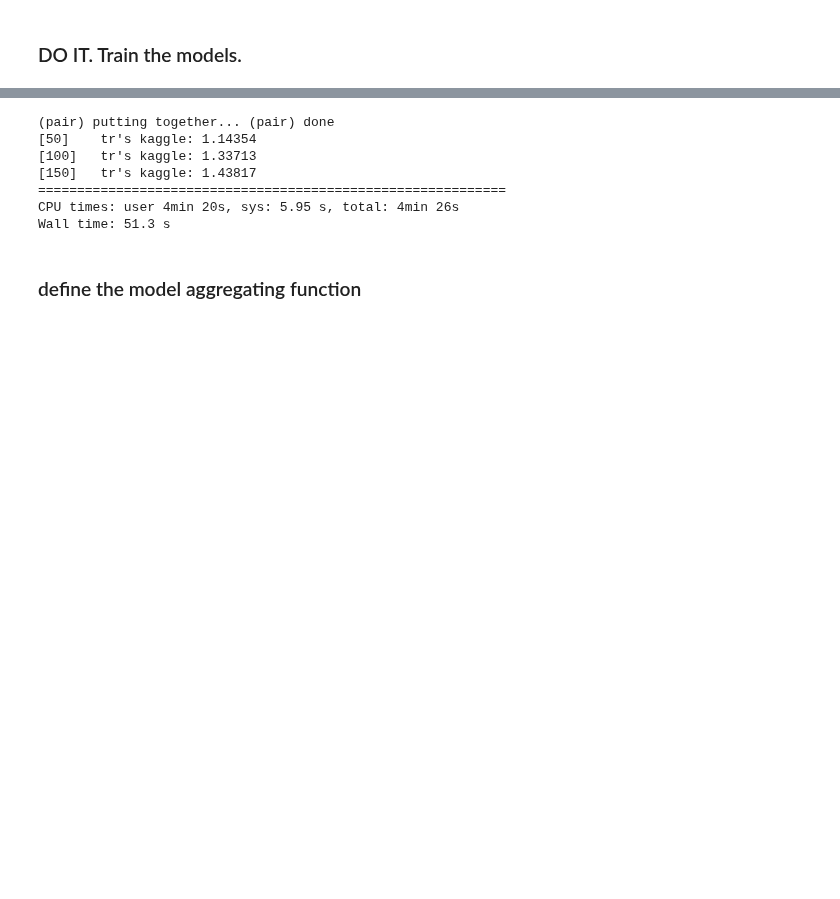
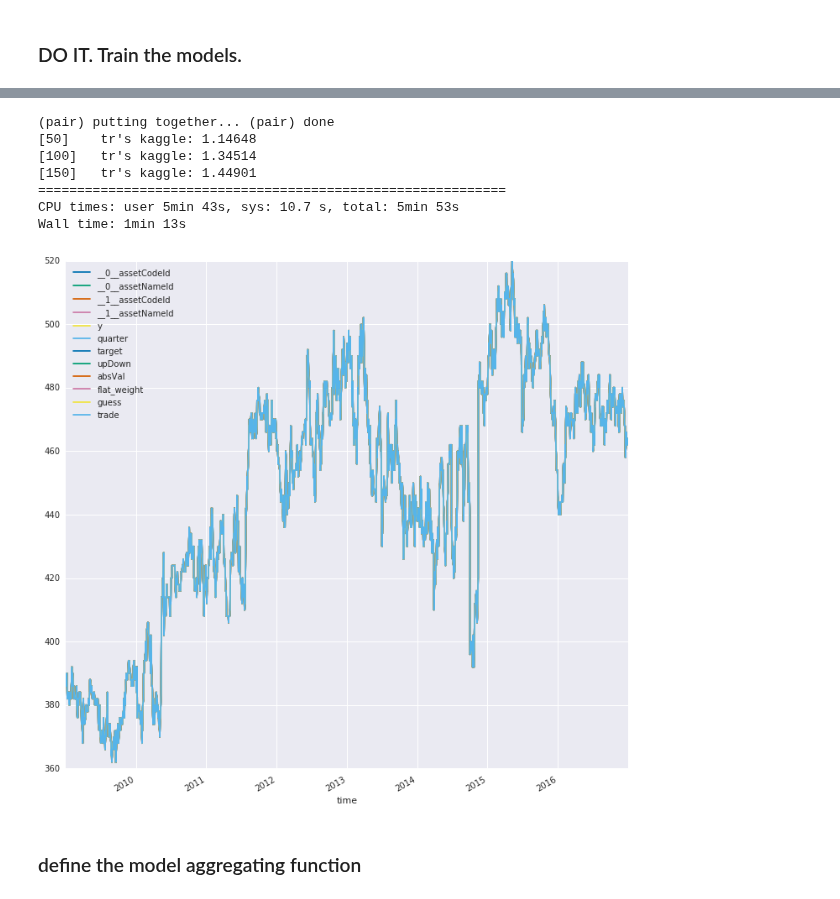
Before and after one commit to yumichael/two-sigma-financial-news, a Jupyter notebook: work/pair-Kaggle.ipynb, the cells around one changed output, grey strips where cells are left out. Saved outputs shown, nothing was run; the diff lists cells and outputs as text; code cells hidden in the pictures; blank space fills up the shorter version.

```diff
--- a/work/pair-Kaggle.ipynb
+++ b/work/pair-Kaggle.ipynb
@@ -1912,7 +2019,7 @@ lgb_kaggle_metric.hack = 0
 # %%
 def create_booster(model, *, F=None, P=None, mutate=True):
     if F is None:
-        (F,P,W,D) = pd.read_pickle('_work.pkl'); W, D = O(**W), O(**D); del W, D; gc.collect()
+        (F,P,W,D) = pd.read_pickle(FILE_WORK); W, D = O(**W), O(**D); del W, D; gc.collect()
 
     if mutate:
         _allowed = set(model.features)
@@ -1932,7 +2039,7 @@ def create_booster(model, *, F=None, P=None, mutate=True):
     tr = P_.quarter.isin(model.train_on)
     #cv = (P_.time>=train_start_time) & ~(tr|ho)
     L = O()
-    BUG.guy = F_[tr], P_.target[tr], P_[theweight][tr], lgb_data_info, tr, F_, P_
+#     BUG.guy += [(F_[tr], P_.target[tr], P_[theweight][tr], lgb_data_info, tr, F_, P_)]
     L.tr = lgb.Dataset(F_[tr], P_.target[tr], weight=P_[theweight][tr], **lgb_data_info)
     #L.cv = lgb.Dataset(F_[cv], P_.target[cv], reference=L.tr, weight=P_[theweight][cv], **lgb_data_info)
     L.ho = lgb.Dataset(F_[ho], P_.target[ho], weight=P_[theweight][ho], **lgb_data_info)
@@ -1968,7 +2075,7 @@ def create_booster(model, *, F=None, P=None, mutate=True):
 # %%
 def make_pair_features(model, *, F=None, P=None, W=None, D=None):
     if F is None:
-        (F,P,W,D) = pd.read_pickle('_work.pkl'); W, D = O(**W), O(**D)
+        (F,P,W,D) = pd.read_pickle(FILE_WORK); W, D = O(**W), O(**D)
     if not hasattr(model, 'filts') or model.filts is None:
         model.x_copy_features = set(model.copy_features)
         model.x_diff_features = set(model.diff_features)
@@ -2017,6 +2133,6 @@ VERBOSE_EVAL = 50
 for model, c in zip(themodel.solo.specs, themodel.solo.coefs):
     if c != 0:
         gc.collect()
-        create_booster(model,F=F,P=P)
+        create_booster(model)
 # %% [output]
 CPU times: user 11 µs, sys: 2 µs, total: 13 µs
@@ -2029,27 +2157,26 @@ Wall time: 31.9 µs
 %%time
 VERBOSE_EVAL = 50
 SEE = print
-try:
-    del F, P, W, D
-except NameError:
-    pass
 for model, c in zip(themodel.pair.specs, themodel.pair.coefs):
     if c != 0:
         gc.collect()
         FG, PQ = make_pair_features(model)
         gc.collect()
         create_booster(model,F=FG,P=PQ)
-        gc.collect()
-(F,P,W,D) = pd.read_pickle('_work.pkl'); W, D = O(**W), O(**D)
+#         del FG, PQ; gc.collect()
 SEE = lambda*a,**k:None
 # %% [output]
 (pair) putting together... (pair) done
-[50]    tr's kaggle: 1.14354
-[100]   tr's kaggle: 1.33713
-[150]   tr's kaggle: 1.43817
+[50]    tr's kaggle: 1.14648
+[100]   tr's kaggle: 1.34514
+[150]   tr's kaggle: 1.44901
 ============================================================
-CPU times: user 4min 20s, sys: 5.95 s, total: 4min 26s
-Wall time: 51.3 s
+CPU times: user 5min 43s, sys: 10.7 s, total: 5min 53s
+Wall time: 1min 13s
+# %%
+PQ.groupby('time').count().plot();
+# %% [output]
+[figure, added]
 # %%
 if TEST:
     pd.set_option('display.max_rows', 500)
```
Also changed, not shown: parts of 25 cells of this notebook.
